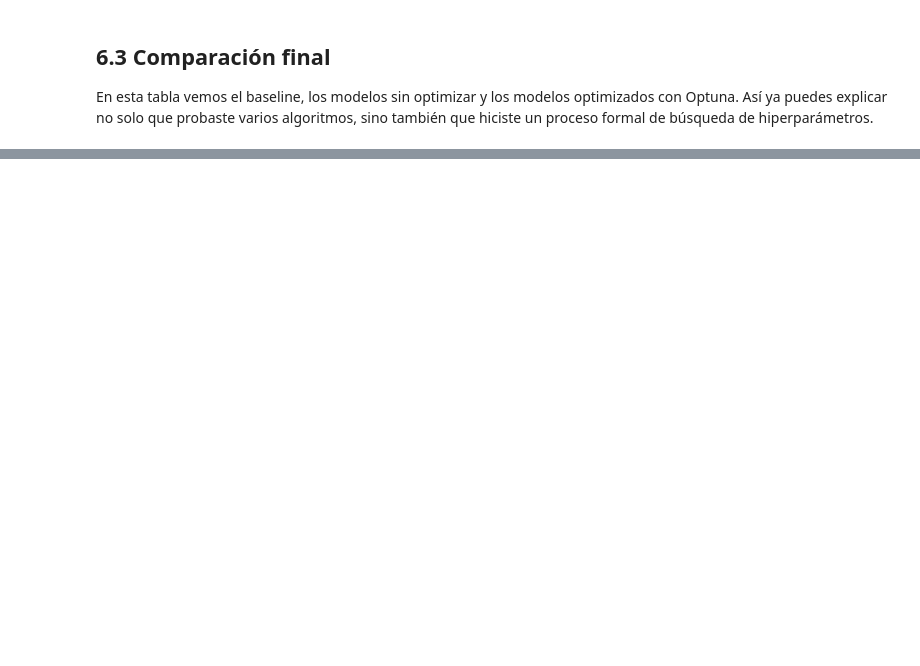
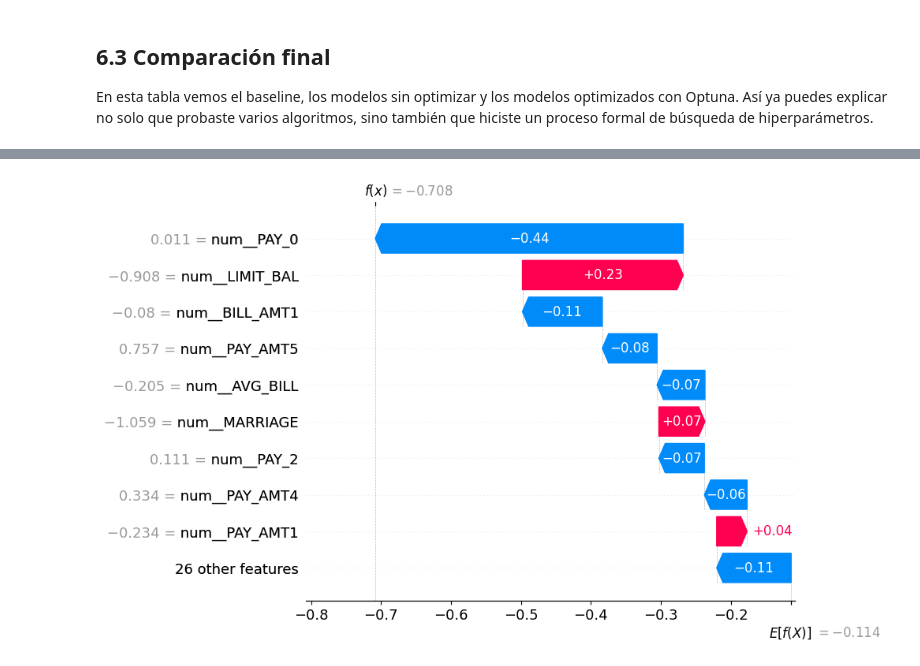
Before and after one commit to macanoso/intro-ciencia-datos-udm, a Jupyter notebook: notebooks/10-modelling/3rd_model_extended.ipynb, the cells around one changed output, grey strips where cells are left out. Saved outputs shown, nothing was run; the diff lists cells and outputs as text; code cells hidden in the pictures; blank space fills up the shorter version.

```diff
--- a/notebooks/10-modelling/3rd_model_extended.ipynb
+++ b/notebooks/10-modelling/3rd_model_extended.ipynb
@@ -1270,0 +1446,4 @@ Una forma simple de contarlo sería:
+# %%
+shap.plots.waterfall(exp[0])
+# %% [output]
+[figure, added]
```
Also changed, not shown: parts of 23 cells of this notebook, 3 other files.
